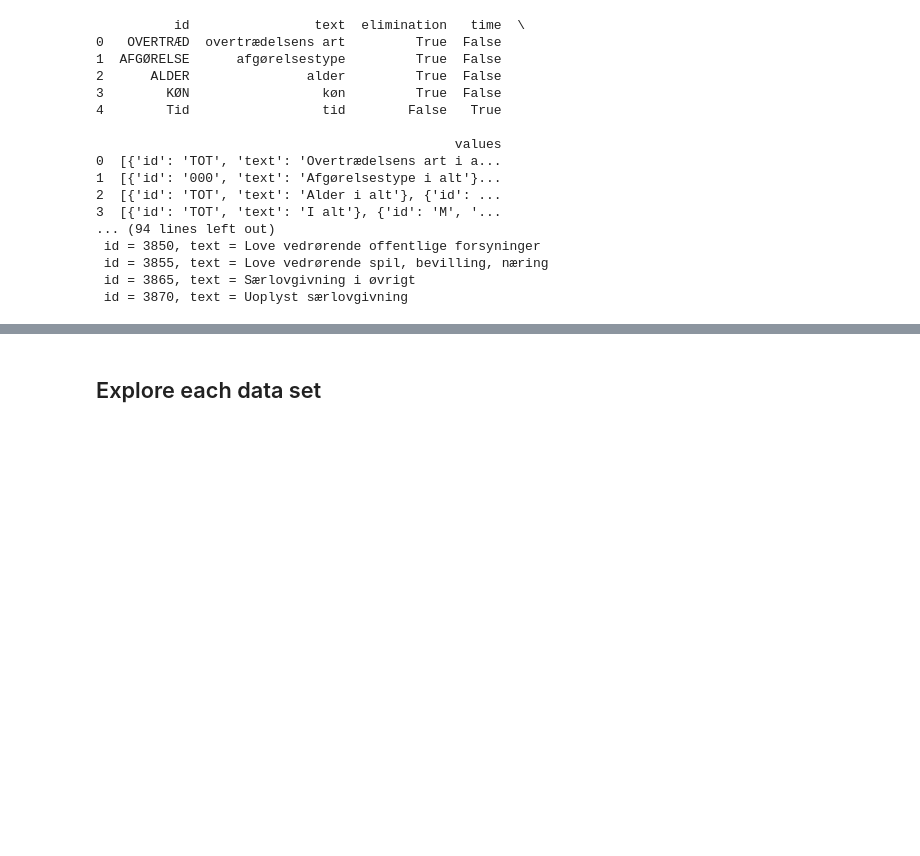
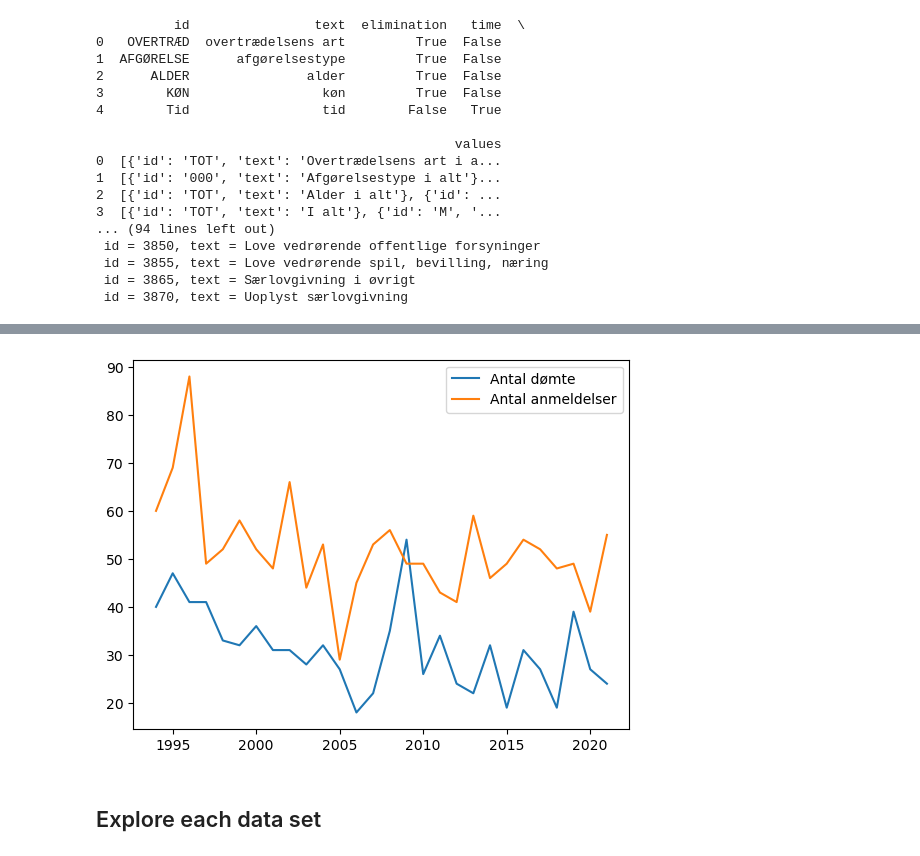
Before and after one commit to NumEconCopenhagen/projects-2023-bulen, a Jupyter notebook: dataproject/dataproject.ipynb, the cells around one changed output, grey strips where cells are left out. Drawn from its saved outputs; the diff is of its cells as text; code cells hidden in the pictures; blank space fills up the shorter version.

```diff
--- a/dataproject/dataproject.ipynb
+++ b/dataproject/dataproject.ipynb
@@ -121,0 +256,35 @@ inc_api.head(5)
+# %%
+tables3 = Dst.get_variables(table_id='STRAF20')
+tables3
+print(tables3)
+
+
+for id in ['ANMSIGT']:
+    print(id)
+    values = tables3.loc[tables3.id == id,['values']].values[0,0]
+    for value in values:
+        print(f' id = {value["id"]}, text = {value["text"]}')
+
+variables2 = {'ANMSIGT':['ANM'],'OVERTRÆD':['1230'], 'Tid':['*']}
+anmeldte = Dst.get_data(table_id = 'STRAF20', variables=variables2)
+
+del anmeldte['OVERTRÆD']
+del anmeldte['ANMSIGT']
+
+anmeldte = anmeldte.rename(columns={"INDHOLD":"Antal"})
+
+
+
+anmeldte = pd.pivot_table(anmeldte, columns='TID')
+
+display(anmeldte)
+
+straf_proxy = straf2.loc['Alder i alt']
+
+straf_proxy = straf_proxy.loc['INDHOLD', 1995:2022]
+
+print(straf_proxy)
+
+anmeldte_proxy = anmeldte.loc['Antal']
+
+tid_proxy = range(1994,2022)
@@ -122,3 +324,12 @@ inc_api.head(5)
+# %%
+fig = plt.figure()
+ax = fig.add_subplot(1,1,1)
+ax.plot(tid_proxy, straf_proxy, label='Antal dømte')
+ax.plot(tid_proxy, anmeldte_proxy, label= 'Antal anmeldelser')
+plt.legend()
+plt.show()
+# %% [output]
+[figure, added]
 # %% [markdown]
 ## Explore each data set
 # %% [markdown]
```
Also changed, not shown: parts of 9 cells of this notebook, 1 other file.
